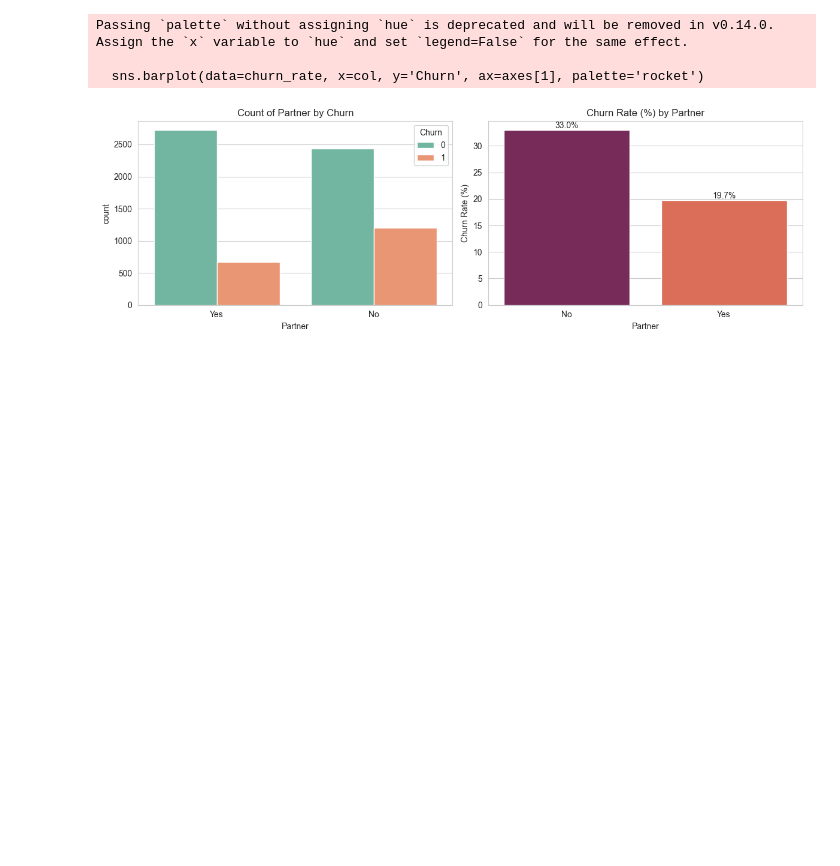
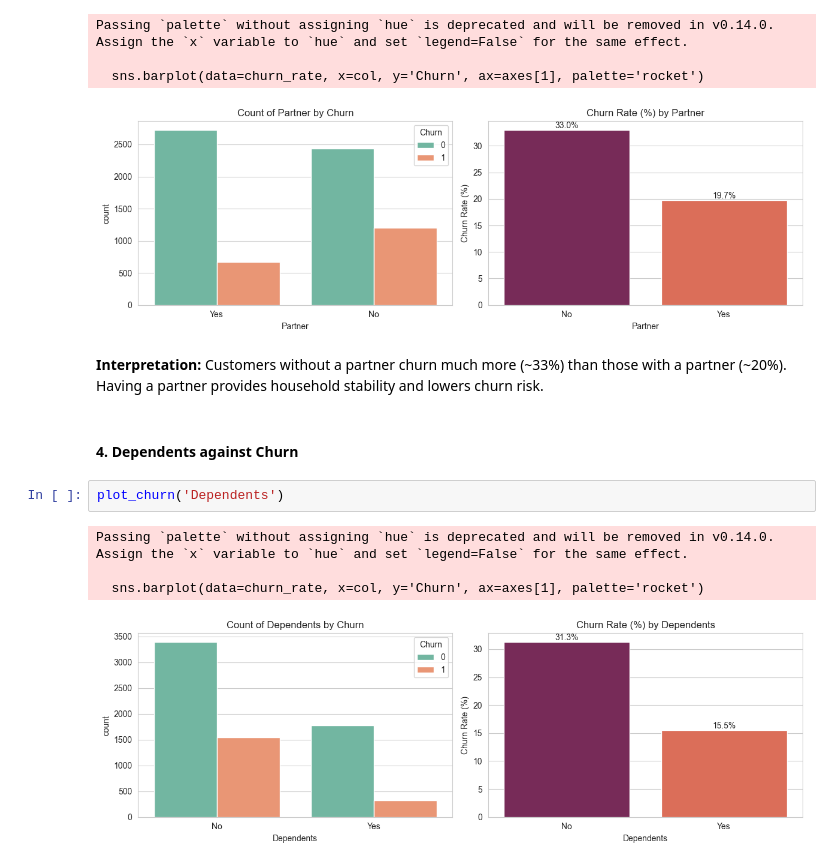
Before and after one commit to Rukundo-elie/telco-customer-churn-lab, a Jupyter notebook: Lab1_Churn_Analysis.ipynb.ipynb, the cells around one changed output. Saved outputs shown, nothing was run; the diff lists cells and outputs as text; blank space fills up the shorter version.

```diff
--- a/Lab1_Churn_Analysis.ipynb.ipynb
+++ b/Lab1_Churn_Analysis.ipynb.ipynb
@@ -298,3 +298,15 @@ Passing `palette` without assigning `hue` is deprecated and will be removed in v
 
   sns.barplot(data=churn_rate, x=col, y='Churn', ax=axes[1], palette='rocket')
 [figure]
+# %% [markdown]
+**Interpretation:**
+Customers without a partner churn much more (~33%) than those with a partner (~20%). Having a partner provides household stability and lowers churn risk.
+# %% [markdown]
+#### 4. Dependents against Churn
+# %%
+plot_churn('Dependents')
+# %% [output]
+Passing `palette` without assigning `hue` is deprecated and will be removed in v0.14.0. Assign the `x` variable to `hue` and set `legend=False` for the same effect.
+
+  sns.barplot(data=churn_rate, x=col, y='Churn', ax=axes[1], palette='rocket')
+[figure, added]
```
Also changed, not shown: parts of 7 cells of this notebook.
